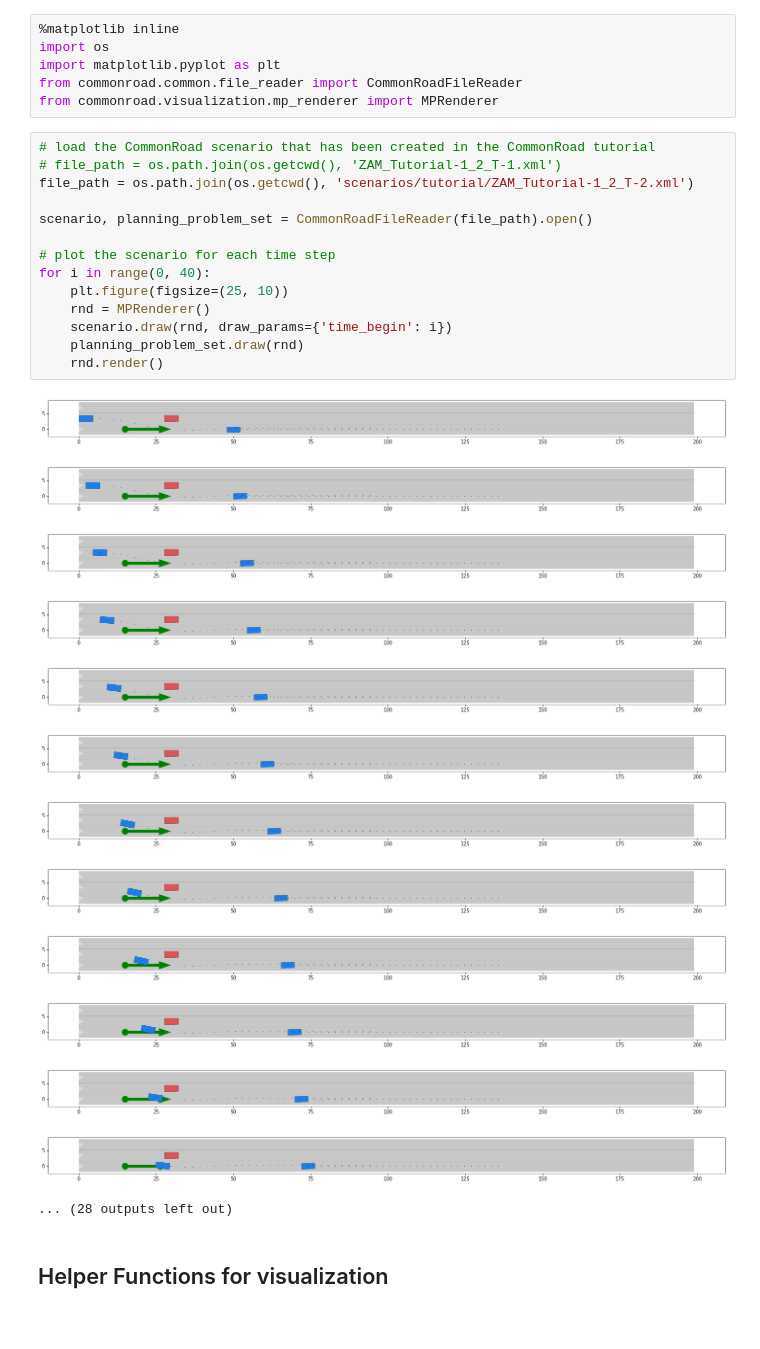
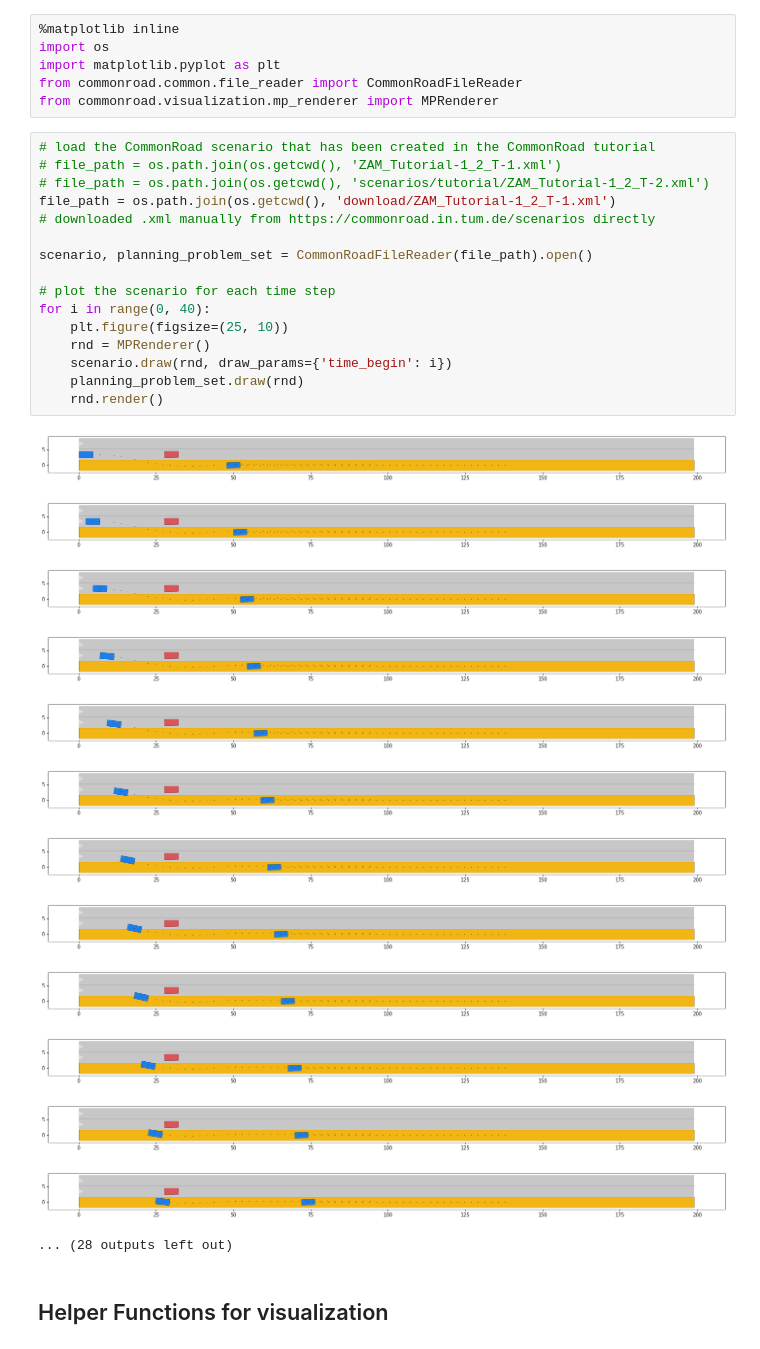
Before and after one commit to ZhuowenZou/CSE203MotionPlanning, a Jupyter notebook: ConvexOptimization.ipynb, the cells around one changed output. Saved outputs shown, nothing was run; the diff lists cells and outputs as text.

```diff
--- a/ConvexOptimization.ipynb
+++ b/ConvexOptimization.ipynb
@@ -15,30 +15,32 @@ from commonroad.visualization.mp_renderer import MPRenderer
 # %%
 # load the CommonRoad scenario that has been created in the CommonRoad tutorial
 # file_path = os.path.join(os.getcwd(), 'ZAM_Tutorial-1_2_T-1.xml')
-file_path = os.path.join(os.getcwd(), 'scenarios/tutorial/ZAM_Tutorial-1_2_T-2.xml')
+# file_path = os.path.join(os.getcwd(), 'scenarios/tutorial/ZAM_Tutorial-1_2_T-2.xml')
+file_path = os.path.join(os.getcwd(), 'download/ZAM_Tutorial-1_2_T-1.xml')
+# downloaded .xml manually from https://commonroad.in.tum.de/scenarios directly
 
 scenario, planning_problem_set = CommonRoadFileReader(file_path).open()
 
 # plot the scenario for each time step
 for i in range(0, 40):
     plt.figure(figsize=(25, 10))
     rnd = MPRenderer()
     scenario.draw(rnd, draw_params={'time_begin': i})
     planning_problem_set.draw(rnd)
     rnd.render()
 # %% [output]
-[figure, old version]
+[figure, new version]
-[figure, old version]
+[figure, new version]
-[figure, old version]
+[figure, new version]
-[figure, old version]
+[figure, new version]
-[figure, old version]
+[figure, new version]
-[figure, old version]
+[figure, new version]
-[figure, old version]
+[figure, new version]
-[figure, old version]
+[figure, new version]
-[figure, old version]
+[figure, new version]
-[figure, old version]
+[figure, new version]
-[figure, old version]
+[figure, new version]
-[figure, old version]
+[figure, new version]
 ... (28 outputs left out)
 # %% [markdown]
 ## Helper Functions for visualization
```
Also changed, not shown: parts of 7 cells of this notebook, 1 other file.
